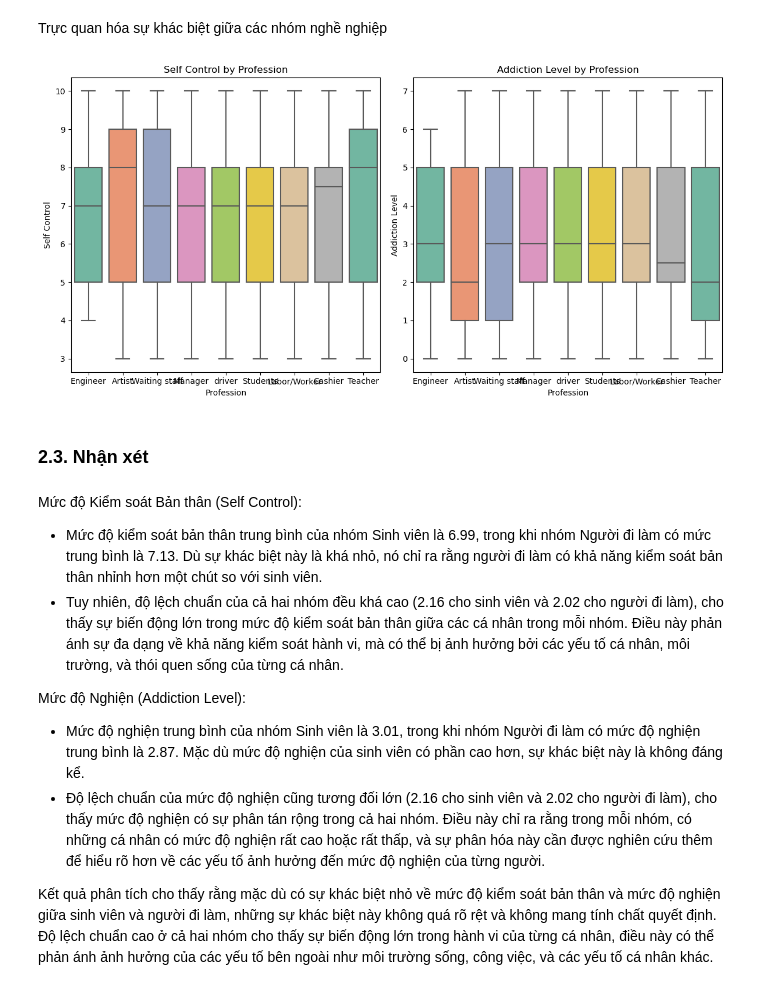
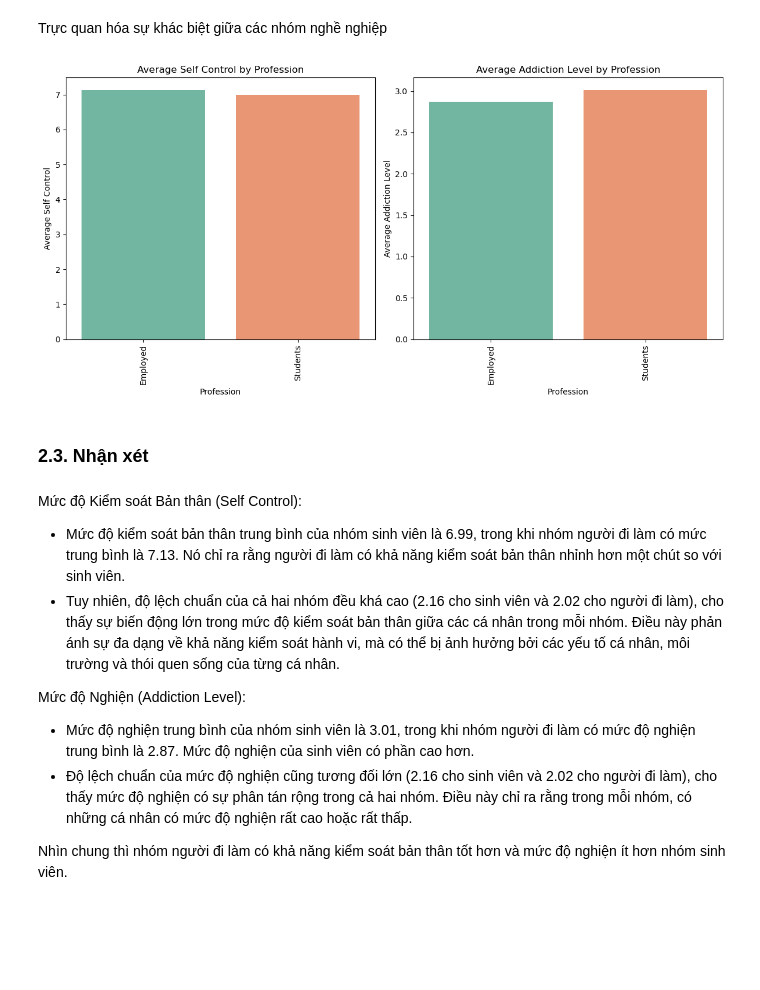
Before and after one commit to uyen312/LTCKHDL, a Jupyter notebook: Source code/AnsweringQuestion_12.ipynb, the cells around one changed output. Cells and saved outputs as stored; diff of their text form; code cells hidden in the pictures; blank space fills up the shorter version.

```diff
--- a/Source code/AnsweringQuestion_12.ipynb
+++ b/Source code/AnsweringQuestion_12.ipynb
@@ -12,7 +13,7 @@ import statsmodels.api as sm
 # %% [markdown]
 ## **ĐỌC DỮ LIỆU**
 # %%
-df = pd.read_csv("../Data/Time-Wasters on Social Media_Cleaned.csv")
+df = pd.read_csv("./Data/Time-Wasters on Social Media_Cleaned.csv")
 df.head(5)
 # %% [output]
 |  | Income | Profession | Platform | Total Time Spent | Number of Sessions | Video Category | Importance Score | ... |
@@ -152,3 +104,6 @@ final
+# %%
+# Thay thế các giá trị khác "Students" bằng "Employed"
+df['Profession_Grouped'] = df['Profession'].apply(lambda x: 'Students' if x == 'Students' else 'Employed')
 # %% [markdown]
 ### **2.2. Trực quan hóa dữ liệu**
 # %% [markdown]
@@ -156,30 +111,37 @@ Trực quan hóa sự khác biệt giữa các nhóm nghề nghiệp
 # %%
 plt.figure(figsize=(12, 6))
 
-# Boxplot cho Self Control và Addiction Level
+# Barplot cho Self Control
 plt.subplot(1, 2, 1)
-sns.boxplot(x='Profession', y='Self Control', data=df, palette='Set2')
-plt.title('Self Control by Profession')
+sns.barplot(x='Profession_Grouped', y='Self Control', data=df, ci=None, palette='Set2')
+plt.title('Average Self Control by Profession')
+plt.ylabel('Average Self Control')
+plt.xlabel('Profession')
+plt.xticks(rotation=90)
 
+# Barplot cho Addiction Level
 plt.subplot(1, 2, 2)
-sns.boxplot(x='Profession', y='Addiction Level', data=df, palette='Set2')
-plt.title('Addiction Level by Profession')
+sns.barplot(x='Profession_Grouped', y='Addiction Level', data=df, ci=None, palette='Set2')
+plt.title('Average Addiction Level by Profession')
+plt.ylabel('Average Addiction Level')
+plt.xlabel('Profession')
+plt.xticks(rotation=90)
 
 plt.tight_layout()
 plt.show()
 # %% [output]
-[figure, old version]
+[figure, new version]
 # %% [markdown]
 ### **2.3. Nhận xét**
 # %% [markdown]
 Mức độ Kiểm soát Bản thân (Self Control):
 
-- Mức độ kiểm soát bản thân trung bình của nhóm Sinh viên là 6.99, trong khi nhóm Người đi làm có mức trung bình là 7.13. Dù sự khác biệt này là khá nhỏ, nó chỉ ra rằng người đi làm có khả năng kiểm soát bản thân nhỉnh hơn một chút so với sinh viên.
-- Tuy nhiên, độ lệch chuẩn của cả hai nhóm đều khá cao (2.16 cho sinh viên và 2.02 cho người đi làm), cho thấy sự biến động lớn trong mức độ kiểm soát bản thân giữa các cá nhân trong mỗi nhóm. Điều này phản ánh sự đa dạng về khả năng kiểm soát hành vi, mà có thể bị ảnh hưởng bởi các yếu tố cá nhân, môi trường, và thói quen sống của từng cá nhân.
+- Mức độ kiểm soát bản thân trung bình của nhóm sinh viên là 6.99, trong khi nhóm người đi làm có mức trung bình là 7.13. Nó chỉ ra rằng người đi làm có khả năng kiểm soát bản thân nhỉnh hơn một chút so với sinh viên.
+- Tuy nhiên, độ lệch chuẩn của cả hai nhóm đều khá cao (2.16 cho sinh viên và 2.02 cho người đi làm), cho thấy sự biến động lớn trong mức độ kiểm soát bản thân giữa các cá nhân trong mỗi nhóm. Điều này phản ánh sự đa dạng về khả năng kiểm soát hành vi, mà có thể bị ảnh hưởng bởi các yếu tố cá nhân, môi trường và thói quen sống của từng cá nhân.
 
 Mức độ Nghiện (Addiction Level):
 
-- Mức độ nghiện trung bình của nhóm Sinh viên là 3.01, trong khi nhóm Người đi làm có mức độ nghiện trung bình là 2.87. Mặc dù mức độ nghiện của sinh viên có phần cao hơn, sự khác biệt này là không đáng kể.
-- Độ lệch chuẩn của mức độ nghiện cũng tương đối lớn (2.16 cho sinh viên và 2.02 cho người đi làm), cho thấy mức độ nghiện có sự phân tán rộng trong cả hai nhóm. Điều này chỉ ra rằng trong mỗi nhóm, có những cá nhân có mức độ nghiện rất cao hoặc rất thấp, và sự phân hóa này cần được nghiên cứu thêm để hiểu rõ hơn về các yếu tố ảnh hưởng đến mức độ nghiện của từng người.
+- Mức độ nghiện trung bình của nhóm sinh viên là 3.01, trong khi nhóm người đi làm có mức độ nghiện trung bình là 2.87. Mức độ nghiện của sinh viên có phần cao hơn.
+- Độ lệch chuẩn của mức độ nghiện cũng tương đối lớn (2.16 cho sinh viên và 2.02 cho người đi làm), cho thấy mức độ nghiện có sự phân tán rộng trong cả hai nhóm. Điều này chỉ ra rằng trong mỗi nhóm, có những cá nhân có mức độ nghiện rất cao hoặc rất thấp.
 
-Kết quả phân tích cho thấy rằng mặc dù có sự khác biệt nhỏ về mức độ kiểm soát bản thân và mức độ nghiện giữa sinh viên và người đi làm, những sự khác biệt này không quá rõ rệt và không mang tính chất quyết định. Độ lệch chuẩn cao ở cả hai nhóm cho thấy sự biến động lớn trong hành vi của từng cá nhân, điều này có thể phản ánh ảnh hưởng của các yếu tố bên ngoài như môi trường sống, công việc, và các yếu tố cá nhân khác.
+Nhìn chung thì nhóm người đi làm có khả năng kiểm soát bản thân tốt hơn và mức độ nghiện ít hơn nhóm sinh viên.
```
Also changed, not shown: parts of 15 cells of this notebook.
